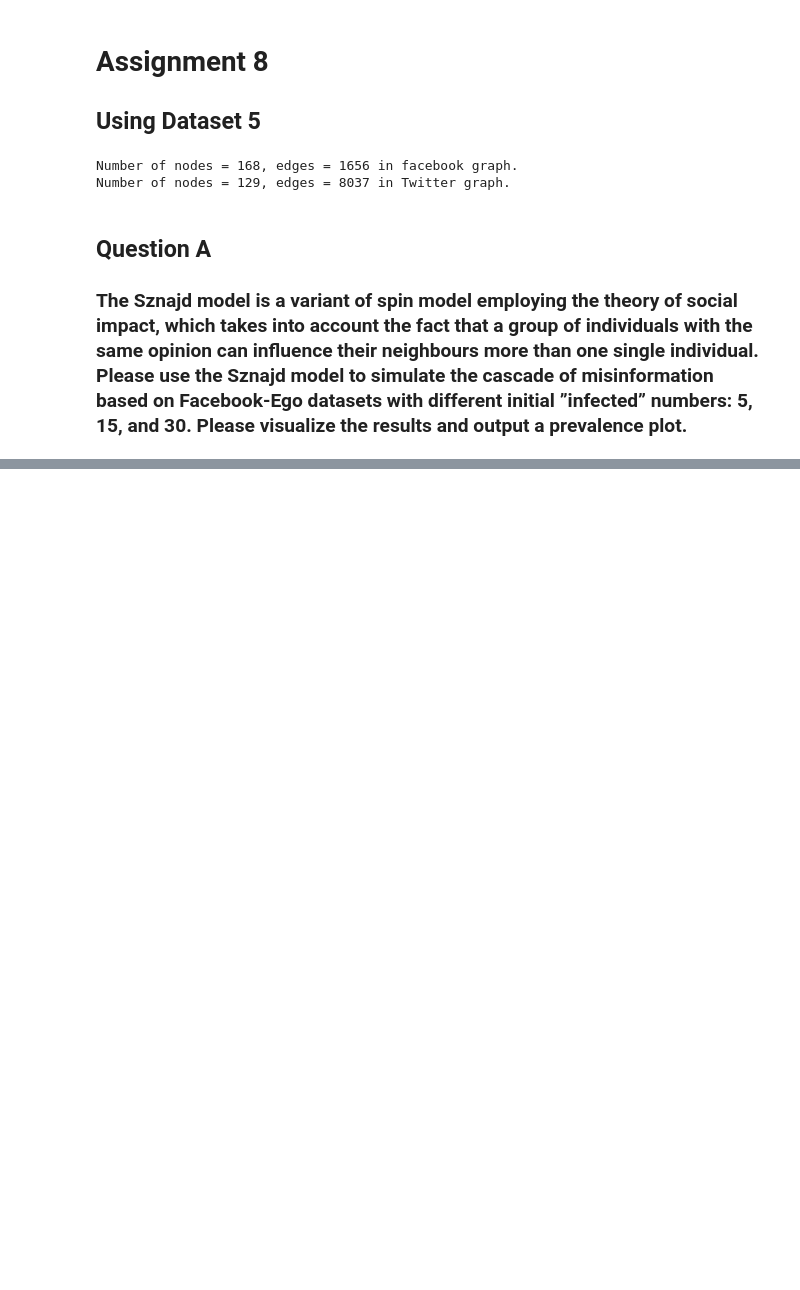
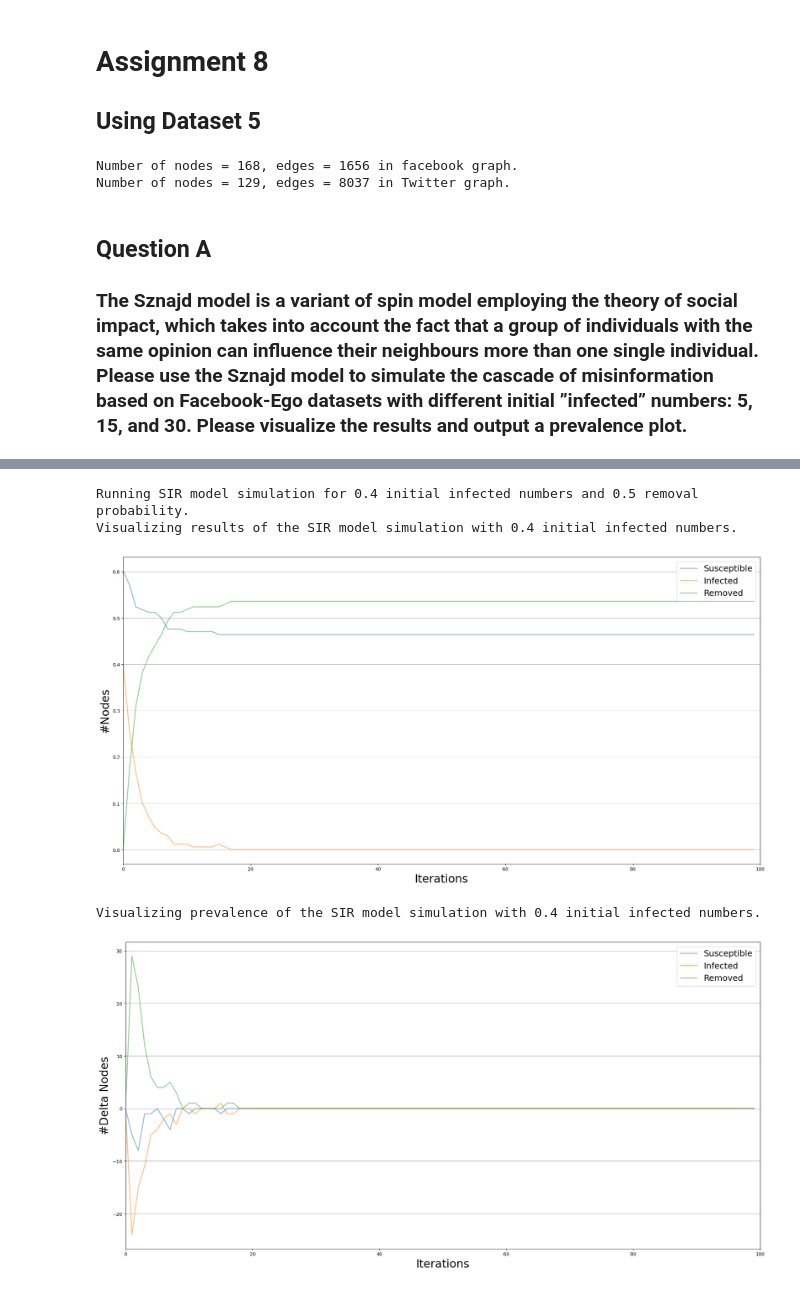
Before and after one commit to Michael-Mbajwa/Complex-Networks, a Jupyter notebook: Assingment8_MichaelMbajwa/Assignment8_Michael_Mbajwa.ipynb, the cells around one changed output, grey strips where cells are left out. Saved outputs shown, nothing was run; the diff lists cells and outputs as text; code cells hidden in the pictures; blank space fills up the shorter version.

```diff
--- a/Assingment8_MichaelMbajwa/Assignment8_Michael_Mbajwa.ipynb
+++ b/Assingment8_MichaelMbajwa/Assignment8_Michael_Mbajwa.ipynb
@@ -103,0 +174,9 @@ sznajd_model(30, 100)
+# %%
+print("Running SIR model simulation for {0} initial infected numbers and {1} removal probability.".format(0.4, 0.5))
+SIR_model(graphFacebook, 0.4, 0.5, 100)
+# %% [output]
+Running SIR model simulation for 0.4 initial infected numbers and 0.5 removal probability.
+Visualizing results of the SIR model simulation with 0.4 initial infected numbers.
+[figure, added]
+Visualizing prevalence of the SIR model simulation with 0.4 initial infected numbers.
+[figure, added]
```
Also changed, not shown: parts of 9 cells of this notebook.
